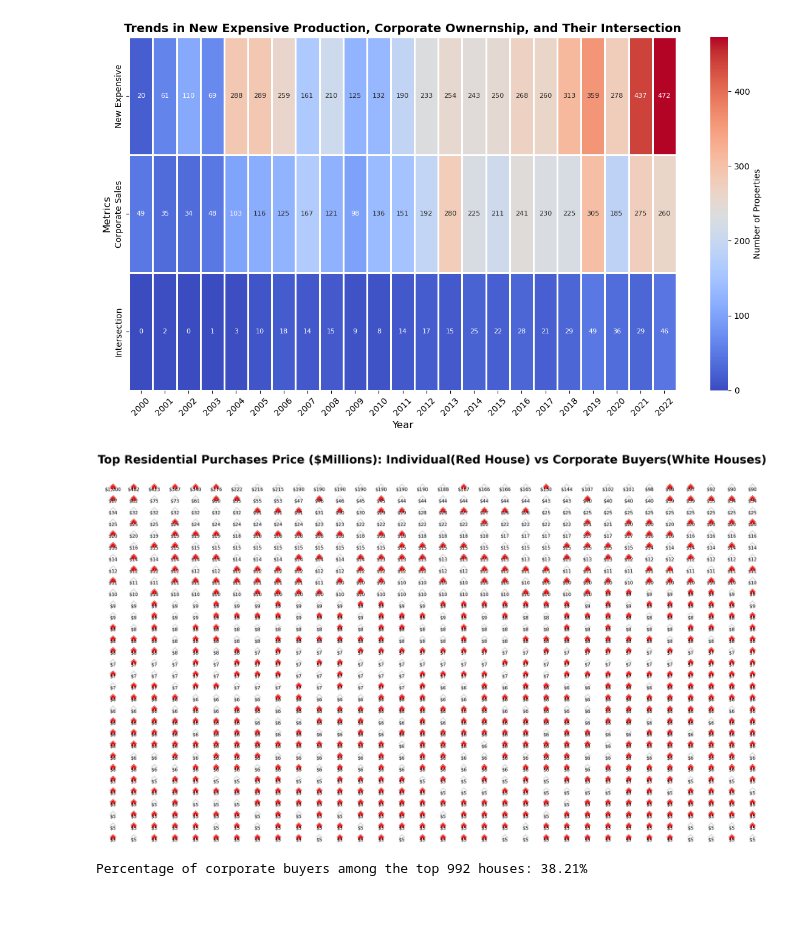
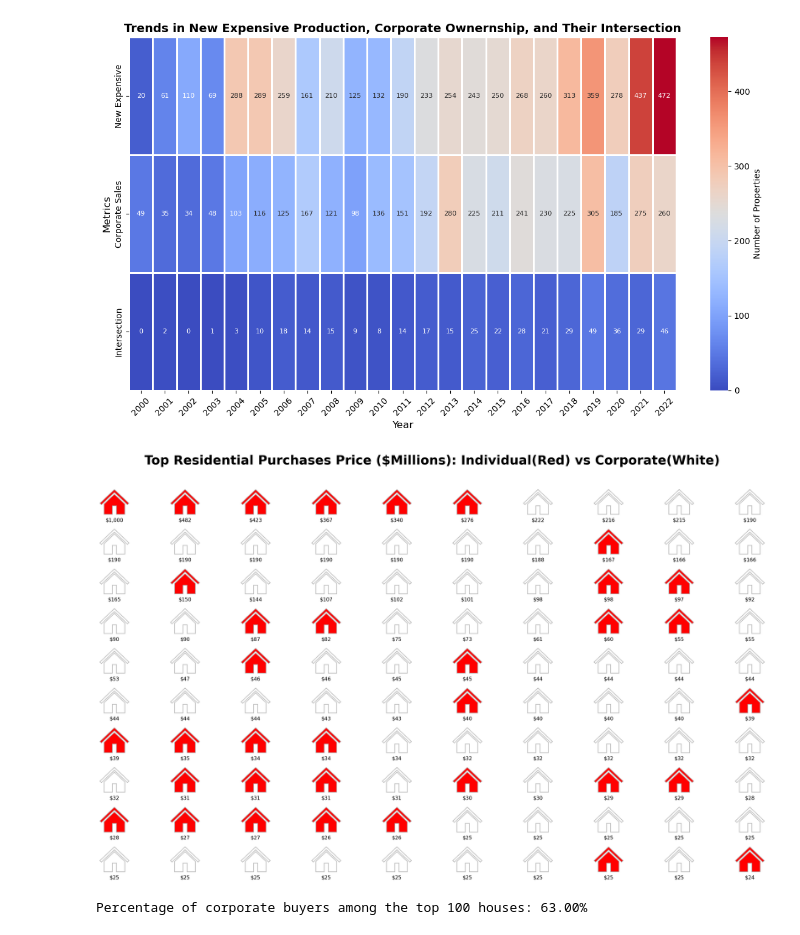
Before and after one commit to agrabowski5/Speculation_Grabowski, a Jupyter notebook: WealthyInvestment.ipynb, the cells around one changed output. Drawn from its saved outputs; the diff is of its cells as text; code cells hidden in the pictures; blank space fills up the shorter version.

Commit message:
Updated Houses Pictures

```diff
--- a/WealthyInvestment.ipynb
+++ b/WealthyInvestment.ipynb
@@ -90,7 +90,7 @@ if 'year' not in data.columns:
 # -----------------------------
 # 2. Select the top houses
 # -----------------------------
-num_houses = 992  # Adjust as needed
+num_houses = 100  # Adjust as needed
 
 # Sort by price in descending order and take the top houses excluding proptype == COM
 top_houses = data[data['proptype'] != 'COM'].sort_values('price', ascending=False).head(num_houses)
@@ -125,36 +125,36 @@ for idx, (i, row) in enumerate(top_houses.iterrows()):
 
     image_path = empty_house_img_path if is_corporate else full_house_img_path
 
     try:
         img = mpimg.imread(image_path)
         ax.imshow(img)
     except FileNotFoundError:
         ax.add_patch(plt.Rectangle((0, 0), 1, 1, color='gray'))
         ax.text(0.5, 0.5, "Image\nNot Found", ha='center', va='center', color='white')
 
     # Display price below the image
     price = row['price']/1e+6
     ax.text(0.5, -0.1, f'${price:,.0f}', transform=ax.transAxes, fontsize=20, ha='center', color='black')
 
     ax.set_xticks([])
     ax.set_yticks([])
     for spine in ax.spines.values():
         spine.set_visible(False)
 
 for j in range(len(top_houses), len(axes)):
     axes[j].axis('off')
 
-plt.suptitle(f"Top Residential Purchases Price ($Millions): Individual(Red House) vs Corporate Buyers(White Houses)", fontsize=50, fontweight='bold')
+plt.suptitle(f"Top Residential Purchases Price ($Millions): Individual(Red) vs Corporate(White)", fontsize=50, fontweight='bold')
 plt.savefig('top_houses.png', bbox_inches='tight')
 plt.tight_layout(rect=[0, 0, 1, 0.95])
 plt.show()
 # Print percentage of corporate buyers
 corporate_buyers = top_houses[top_houses['buyer_llc_ind'] == 1]
 percentage_corporate = len(corporate_buyers) / len(top_houses) * 100
 print(f"Percentage of corporate buyers among the top {num_houses} houses: {percentage_corporate:.2f}%")
 # %% [output]
-[figure, old version]
+[figure, new version]
-Percentage of corporate buyers among the top 992 houses: 38.21%
+Percentage of corporate buyers among the top 100 houses: 63.00%
 # %%
 import pandas as pd
 import matplotlib.pyplot as plt
```
Also changed, not shown: parts of 1 cell of this notebook.
